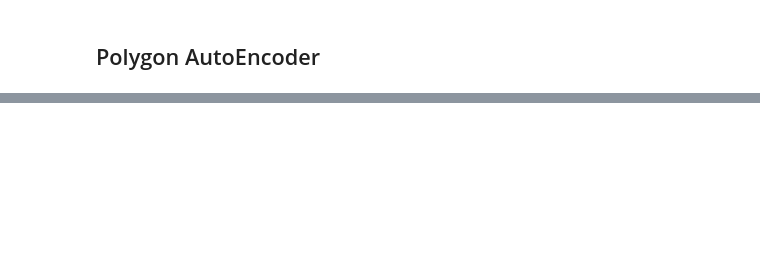
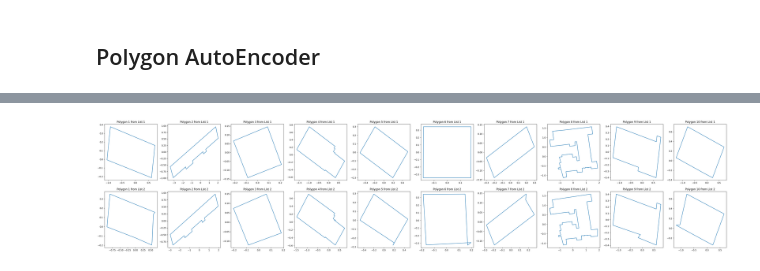
Before and after one commit to kangsive/Emb4Spa, a Jupyter notebook: Pae.ipynb, the cells around one changed output, grey strips where cells are left out. Cells and saved outputs as stored; diff of their text form; code cells hidden in the pictures; blank space fills up the shorter version.

Commit message:
fix vector2shape,  complete pae and ConvAE

```diff
--- a/Pae.ipynb
+++ b/Pae.ipynb
@@ -91,8 +95,13 @@ geom_train, geom_test, label_train, label_test = prepare_dataset_fixedsize()
 # %%
+max_seq_len = 64
+batch_size = 64
+
+geom_train, geom_val, label_train, label_val, gs = prepare_dataset_fixedsize(dataset_size=2000)
+
 train_tokens = torch.tensor(geom_train, dtype=torch.float32)
-test_tokens = torch.tensor(geom_test, dtype=torch.float32)
+val_tokens = torch.tensor(geom_val, dtype=torch.float32)
 train_labels= torch.tensor(label_train, dtype=torch.long)
-test_labels = torch.tensor(label_test, dtype=torch.long)
+val_labels = torch.tensor(label_val, dtype=torch.long)
+
+train_loader = DataLoader(TensorDataset(train_tokens, train_labels), batch_size=batch_size, shuffle=True)
+val_loader = DataLoader(TensorDataset(val_tokens, val_labels), batch_size=batch_size, shuffle=True)
-# %%
-train_loader = DataLoader(TensorDataset(train_tokens, train_labels), batch_size=32, shuffle=True)
-val_loader = DataLoader(TensorDataset(test_tokens, test_labels), batch_size=32)
@@ -98,0 +157,33 @@ val_loader = DataLoader(TensorDataset(test_tokens, test_labels), batch_size=32)
+# %%
+from utils.vector2shape import reverse_vector_polygon
+import matplotlib.pyplot as plt
+
+show_tokens = val_tokens[:10]
+
+pae.eval()
+with torch.no_grad():
+    show_hidden, show_outputs, _ = pae(show_tokens)
+
+num_samples = 10
+ori_polygons = [reverse_vector_polygon(token) for token in show_tokens]
+new_polygons = [reverse_vector_polygon(token) for token in show_outputs]
+
+# Create a figure with subplots for each polygon
+fig, axs = plt.subplots(2, num_samples, figsize=(5*num_samples, 10))
+
+# Plot polygons from the first list
+for i, polygon in enumerate(ori_polygons):
+    axs[0, i].set_title('Polygon {} from List 1'.format(i+1))
+    x, y = polygon.exterior.xy
+    axs[0, i].plot(x, y)
+
+# Plot polygons from the second list
+for i, polygon in enumerate(new_polygons):
+    axs[1, i].set_title('Polygon {} from List 2'.format(i+1))
+    x, y = polygon.exterior.xy
+    axs[1, i].plot(x, y)
+
+# Show the plot
+plt.show()
+# %% [output]
+[figure, added]
```
Also changed, not shown: parts of 14 cells of this notebook, 3 other files.
